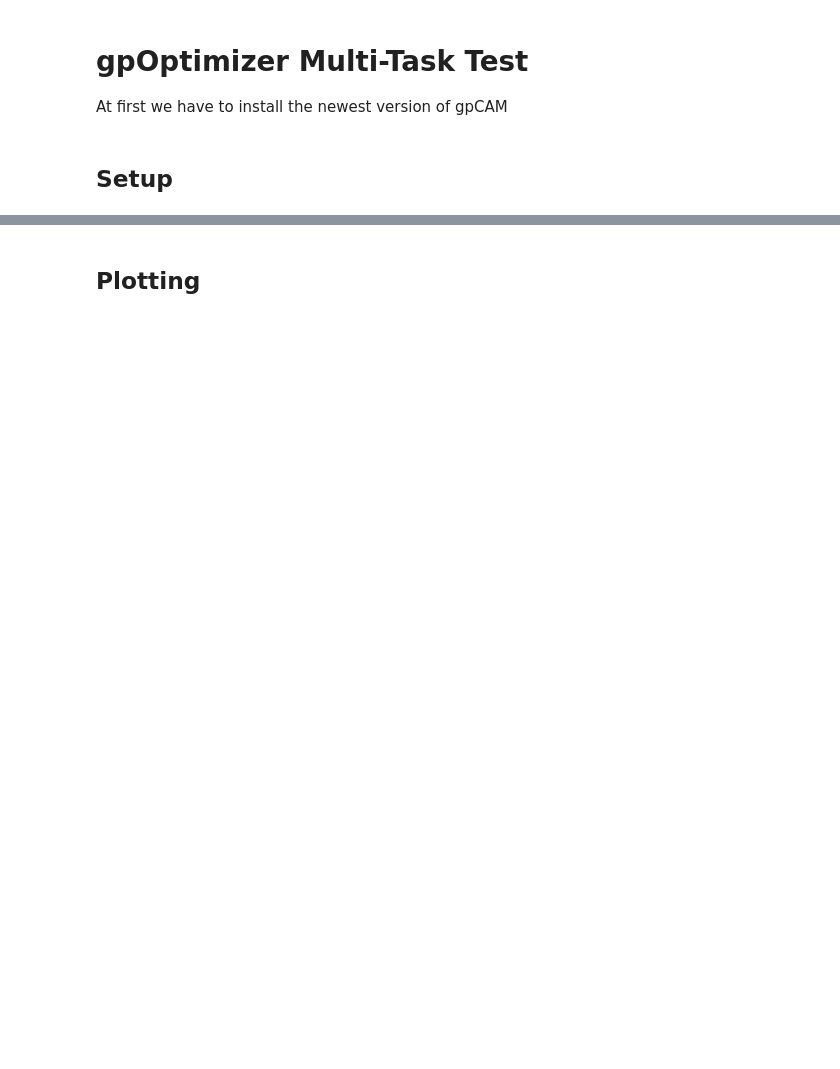
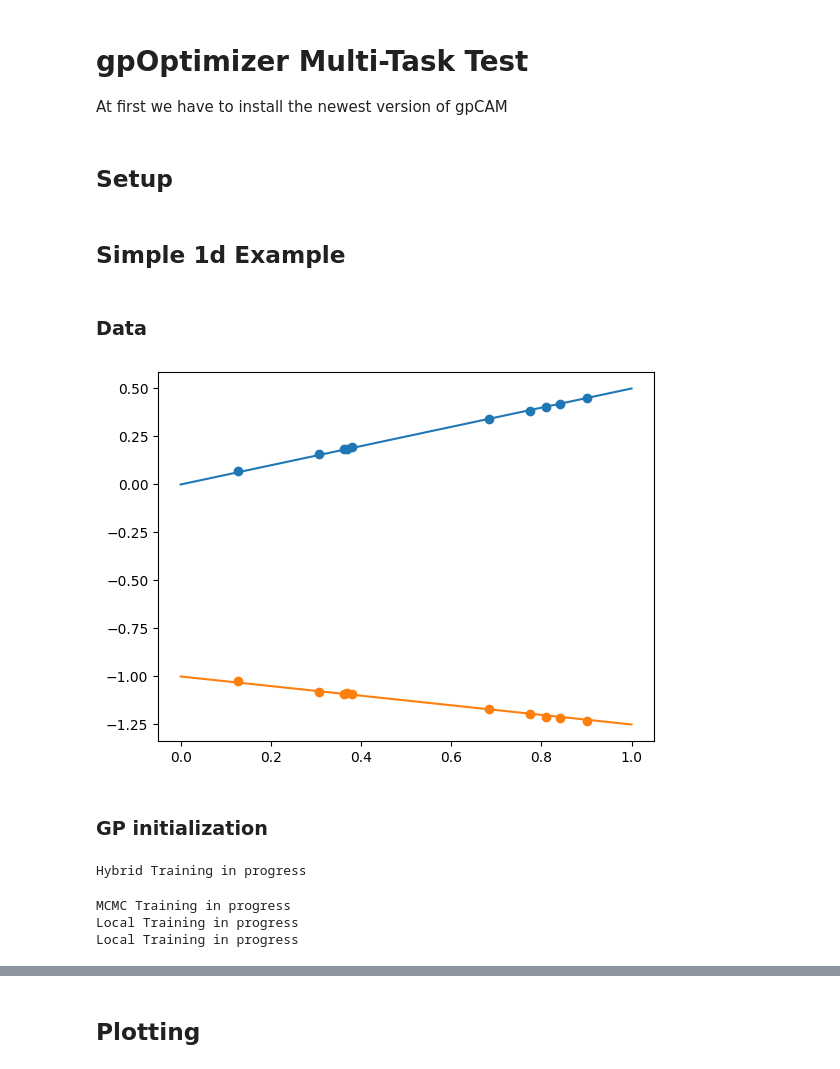
Before and after one commit to lbl-camera/gpCAM, a Jupyter notebook: examples/GPOptimizer_MultiTaskTest.ipynb, the cells around one changed output, grey strips where cells are left out. Cells and saved outputs as stored; diff of their text form; code cells hidden in the pictures; blank space fills up the shorter version.

```diff
--- a/examples/GPOptimizer_MultiTaskTest.ipynb
+++ b/examples/GPOptimizer_MultiTaskTest.ipynb
@@ -15,3 +15,42 @@ from itertools import product
 
 %load_ext autoreload
 %autoreload 2
+# %% [markdown]
+## Simple 1d Example
+# %% [markdown]
+### Data
+# %%
+def f1(x): return 0.5 * x
+def f2(x): return (-.25 * x) - 1.
+
+x_pred1d = np.linspace(0,1,50)
+plt.plot(x_pred1d,f1(x_pred1d))
+plt.plot(x_pred1d,f2(x_pred1d))
+x_data = np.random.rand(10)
+y_data1 = f1(x_data) + np.random.uniform(low = -0.01, high = 0.01, size =len(x_data))
+y_data2 = f2(x_data) + np.random.uniform(low = -0.01, high = 0.01, size =len(x_data))
+plt.scatter(x_data,y_data1)
+plt.scatter(x_data,y_data2)
+plt.show()
+# %% [output]
+[figure, added]
+# %% [markdown]
+### GP initialization
+# %%
+my_gp2 = fvGPOptimizer(x_data.reshape(len(x_data),1), np.column_stack([y_data1, y_data2]), info = False)
+print("Hybrid Training in progress")
+my_gp2.train(max_iter = 20, method = "hgdl")
+
+print("MCMC Training in progress")
+my_gp2.train(max_iter = 20, method = "mcmc")
+
+print("Local Training in progress")
+my_gp2.train(max_iter = 20, method = "local")
+
+print("Local Training in progress")
+my_gp2.train(max_iter = 20)
+# %% [output]
+Hybrid Training in progress
+MCMC Training in progress
+Local Training in progress
+Local Training in progress
```
Also changed, not shown: parts of 19 cells of this notebook, 20 other files.
